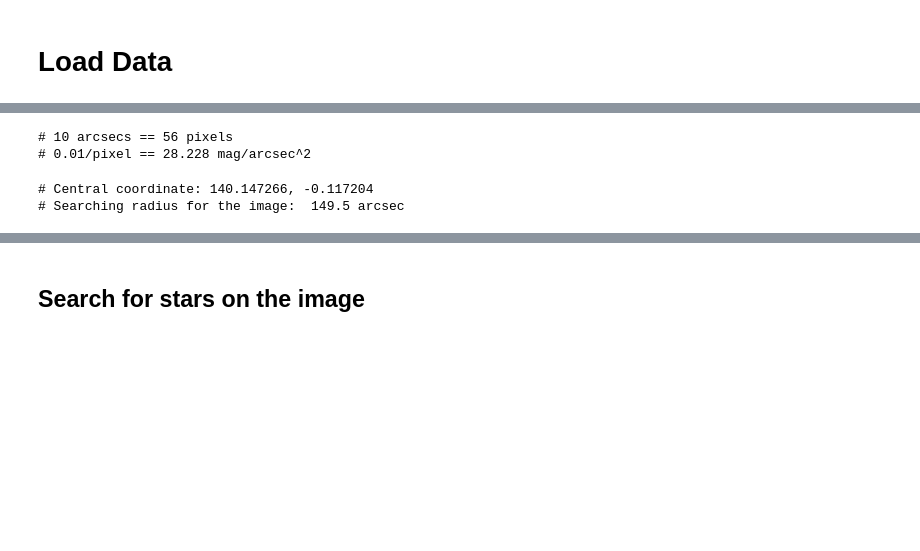
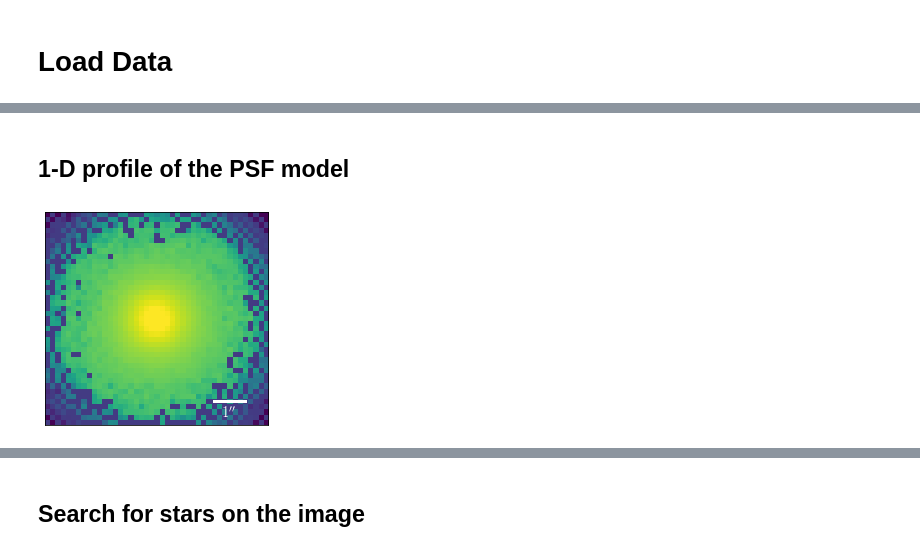
Before and after one commit to dr-guangtou/kungpao, a Jupyter notebook: demo/kungpao_footprint_noise_replace.ipynb, the cells around one changed output, grey strips where cells are left out. Saved outputs shown, nothing was run; the diff lists cells and outputs as text; code cells hidden in the pictures; blank space fills up the shorter version.

```diff
--- a/demo/kungpao_footprint_noise_replace.ipynb
+++ b/demo/kungpao_footprint_noise_replace.ipynb
@@ -94,8 +211,42 @@ gal_wcs = wcs.WCS(gal_hdr)
 
 gal_bad = fits.open('redadd_529_HSC-I_full_bad.fits')[0].data
 gal_sig = fits.open('redadd_529_HSC-I_full_sig.fits')[0].data
+gal_psf = fits.open('redadd_529_HSC-I_full_psf.fits')[0].data
 
 gal_img_swap = gal_img.byteswap().newbyteorder()
 gal_sig_swap = gal_sig.byteswap().newbyteorder()
 gal_bad_swap = gal_bad.byteswap().newbyteorder()
 #---------------------------------------------------------------------------#
+
+#---------------------------------------------------------------------------#
+# Basic information for HSC
+hsc_pixel_scale = 0.168 # arcsec/ pixel
+hsc_zeropoint = 27.0    # mag
+
+print("# 10 arcsecs == %d pixels" % (10.0 / hsc_pixel_scale))
+hsc_pixels_20asec = (20.0 / hsc_pixel_scale)
+hsc_pixels_10asec = (10.0 / hsc_pixel_scale)
+hsc_pixels_5asec = (5.0 / hsc_pixel_scale)
+hsc_pixels_3asec = (3.0 / hsc_pixel_scale)
+
+print("# 0.01/pixel == %6.3f mag/arcsec^2" % (
+    -2.5 * np.log10(0.01 / (hsc_pixel_scale ** 2.0)) + hsc_zeropoint)
+     )
+#---------------------------------------------------------------------------#
+
+#---------------------------------------------------------------------------#
+# Basic information about the image
+(img_size_x, img_size_y) = gal_img.shape
+x_cen_pix, y_cen_pix = (img_size_x / 2), (img_size_y / 2)
+
+(psf_size_x, psf_size_y) = gal_psf.shape
+x_cen_psf, y_cen_psf = (psf_size_x / 2), (psf_size_y / 2)
+
+ra_cen, dec_cen = gal_wcs.wcs_pix2world(x_cen_pix, y_cen_pix, 1)
+ra_cen, dec_cen = float(ra_cen), float(dec_cen)
+
+img_radii_arcsec = (x_cen_pix * hsc_pixel_scale) * math.sqrt(2.0)
+
+print("# Central coordinate: %9.6f, %9.6f" % (ra_cen, dec_cen))
+print("# Searching radius for the image: %6.1f arcsec" % img_radii_arcsec)
+#---------------------------------------------------------------------------#
@@ -102,36 +258,10 @@ gal_bad_swap = gal_bad.byteswap().newbyteorder()
-# %%
-#---------------------------------------------------------------------------#
-# Basic information for HSC
-hsc_pixel_scale = 0.176 # arcsec/ pixel
-hsc_zeropoint = 27.0    # mag
-
-print("# 10 arcsecs == %d pixels" % (10.0 / hsc_pixel_scale))
-hsc_pixels_20asec = (20.0 / hsc_pixel_scale)
-hsc_pixels_10asec = (10.0 / hsc_pixel_scale)
-hsc_pixels_5asec = (5.0 / hsc_pixel_scale)
-hsc_pixels_3asec = (3.0 / hsc_pixel_scale)
-
-print("# 0.01/pixel == %6.3f mag/arcsec^2" % (
-    -2.5 * np.log10(0.01 / (hsc_pixel_scale ** 2.0)) + hsc_zeropoint)
-     )
-#---------------------------------------------------------------------------#
-# %% [output]
-# 10 arcsecs == 56 pixels
-# 0.01/pixel == 28.228 mag/arcsec^2
-# %%
-#---------------------------------------------------------------------------#
-# Basic information about the image
-img_size_x, img_size_y = (gal_img.shape)[0], (gal_img.shape)[1]
-x_cen_pix, y_cen_pix = (gal_img.shape)[0] / 2, (gal_img.shape)[1] / 2
-
-ra_cen, dec_cen = gal_wcs.wcs_pix2world(x_cen_pix, y_cen_pix, 1)
-ra_cen, dec_cen = float(ra_cen), float(dec_cen)
-
-img_radii_arcsec = (x_cen_pix * hsc_pixel_scale) * math.sqrt(2.0)
-
-print("# Central coordinate: %9.6f, %9.6f" % (ra_cen, dec_cen))
-print("# Searching radius for the image: %6.1f arcsec" % img_radii_arcsec)
-#---------------------------------------------------------------------------#
-# %% [output]
-# Central coordinate: 140.147266, -0.117204
-# Searching radius for the image:  149.5 arcsec
+# %% [markdown]
+## 1-D profile of the PSF model
+# %%
+psf_fig = display_single(gal_psf, xsize=4, ysize=4, ax=None,
+                         stretch='log', scale='percentile', no_negative=True,
+                         lower_percentile=0.5, upper_percentile=99.0,
+                         contrast=0.15, scale_bar=True, scale_bar_y_offset=0.20,
+                         scale_bar_length=1, scale_bar_fontsize=15.0)
+# %% [output]
+[figure, added]
```
Also changed, not shown: parts of 13 cells of this notebook, 1 other file.
